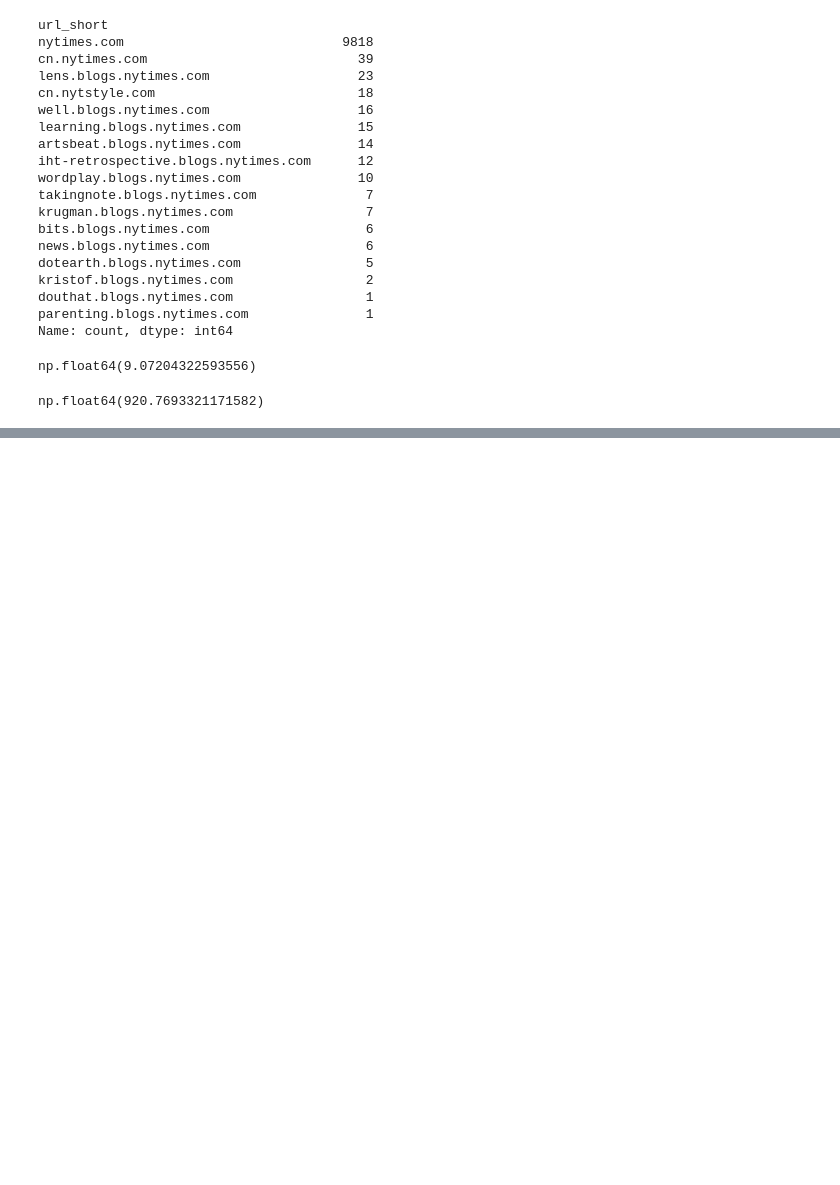
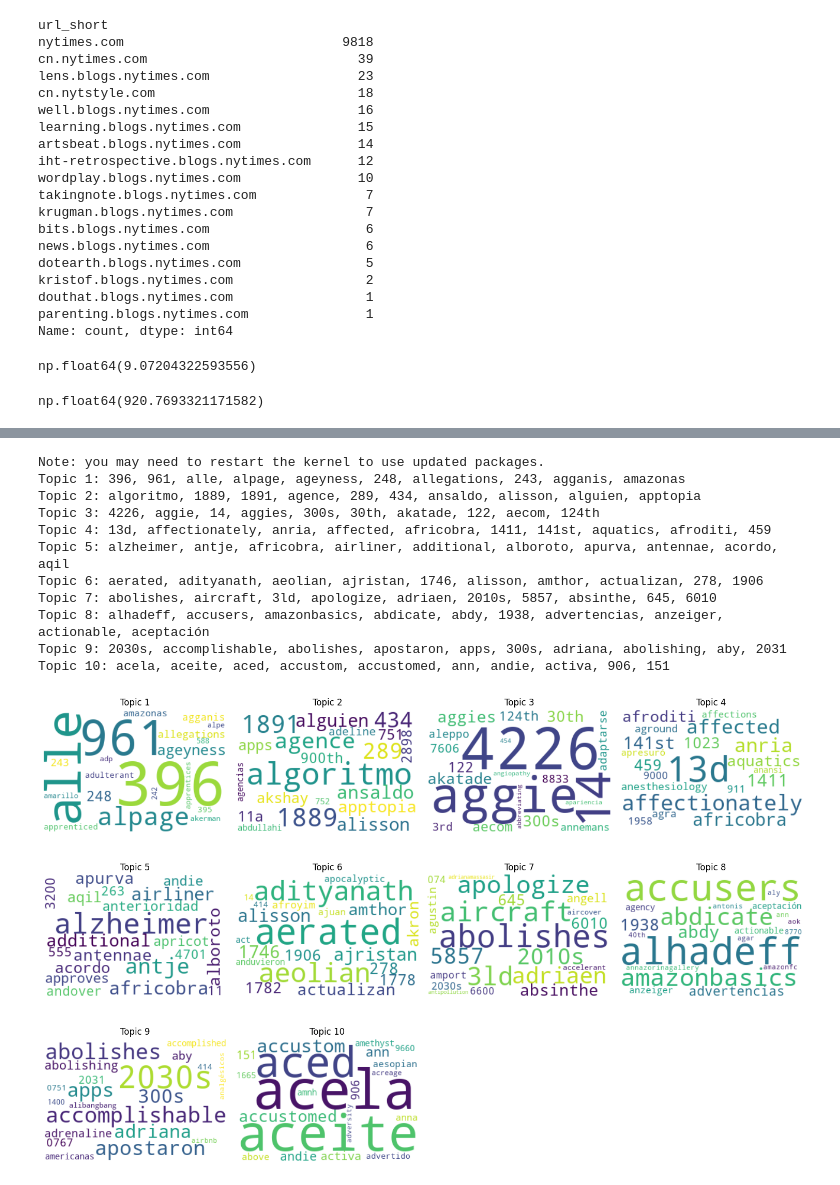
Before and after one commit to Benemrxr/project-ds4pp-eth2025, a Jupyter notebook: data/national-news.ipynb, the cells around one changed output, grey strips where cells are left out. Drawn from its saved outputs; the diff is of its cells as text; code cells hidden in the pictures; blank space fills up the shorter version.

```diff
--- a/data/national-news.ipynb
+++ b/data/national-news.ipynb
@@ -204,0 +223,69 @@ Topic 10: said, new, city, york, art, like, street, year, museum, home
+# %%
+# Another try at topic modeling and word cloud visualization
+# VSCode.Cell id="refined_topic_modeling" language="python"
+# --- Refined Topic Modeling with TF-IDF, Bigrams & Hyperparameter Tuning ---
+
+%pip install --quiet scikit-learn wordcloud matplotlib
+
+from sklearn.feature_extraction.text import TfidfVectorizer
+from sklearn.decomposition import LatentDirichletAllocation
+import matplotlib.pyplot as plt
+from wordcloud import WordCloud, STOPWORDS
+
+# 1) Prepare corpus
+texts = df_nyt_sample['article'].fillna('').tolist()
+
+# 2) TF-IDF + bigrams
+tfidf = TfidfVectorizer(
+    max_df=0.90,        # drop very common
+    min_df=15,          # drop very rare
+    max_features=8000,  # limit vocab
+    stop_words='english',
+    ngram_range=(1,2),  # unigrams + bigrams
+    token_pattern=r'\b[a-zA-Z]{3,}\b'
+).fit_transform(texts)
+
+# 3) Fit LDA with tuned priors
+n_topics = 10
+lda2 = LatentDirichletAllocation(
+    n_components=n_topics,
+    max_iter=15,
+    learning_method='batch',
+    doc_topic_prior=0.1,    # α smaller → sparser doc-topic
+    topic_word_prior=0.01,  # β smaller → sparser topic-word
+    random_state=42
+).fit(tfidf)
+
+# 4) Display top terms per topic
+feature_names = TfidfVectorizer().fit(texts).get_feature_names_out()
+for idx, comp in enumerate(lda2.components_):
+    terms = [feature_names[i] for i in comp.argsort()[-10:][::-1]]
+    print(f"Topic {idx+1}: {', '.join(terms)}")
+
+# 5) Word-clouds
+plt.figure(figsize=(15, 10))
+for i, comp in enumerate(lda2.components_):
+    top_idx = comp.argsort()[-20:]
+    freqs   = {feature_names[j]: comp[j] for j in top_idx}
+    wc = WordCloud(width=300, height=200,
+                   background_color='white',
+                   stopwords=STOPWORDS).generate_from_frequencies(freqs)
+    plt.subplot(3, 4, i+1)
+    plt.imshow(wc, interpolation='bilinear')
+    plt.axis('off')
+    plt.title(f"Topic {i+1}")
+plt.tight_layout()
+plt.show()
+# %% [output]
+Note: you may need to restart the kernel to use updated packages.
+Topic 1: 396, 961, alle, alpage, ageyness, 248, allegations, 243, agganis, amazonas
+Topic 2: algoritmo, 1889, 1891, agence, 289, 434, ansaldo, alisson, alguien, apptopia
+Topic 3: 4226, aggie, 14, aggies, 300s, 30th, akatade, 122, aecom, 124th
+Topic 4: 13d, affectionately, anria, affected, africobra, 1411, 141st, aquatics, afroditi, 459
+Topic 5: alzheimer, antje, africobra, airliner, additional, alboroto, apurva, antennae, acordo, aqil
+Topic 6: aerated, adityanath, aeolian, ajristan, 1746, alisson, amthor, actualizan, 278, 1906
+Topic 7: abolishes, aircraft, 3ld, apologize, adriaen, 2010s, 5857, absinthe, 645, 6010
+Topic 8: alhadeff, accusers, amazonbasics, abdicate, abdy, 1938, advertencias, anzeiger, actionable, aceptación
+Topic 9: 2030s, accomplishable, abolishes, apostaron, apps, 300s, adriana, abolishing, aby, 2031
+Topic 10: acela, aceite, aced, accustom, accustomed, ann, andie, activa, 906, 151
+[figure, added]
```
Also changed, not shown: parts of 6 cells of this notebook, 1 other file.
